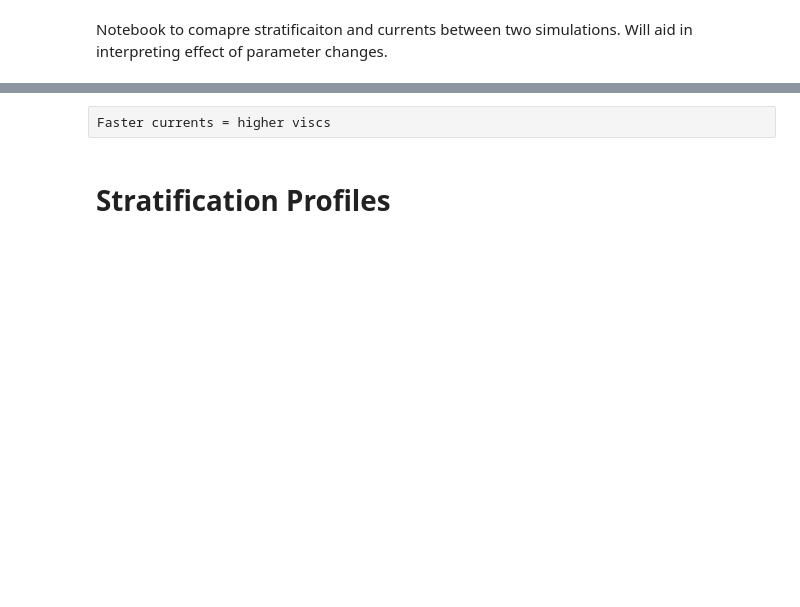
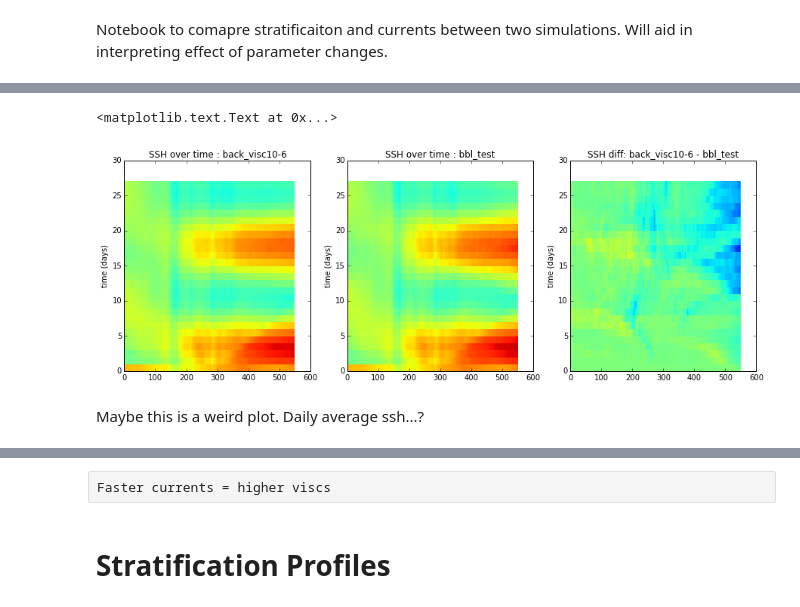
Before and after one commit to SalishSeaCast/2d-domain, a Jupyter notebook: analysis/CompareTwo.ipynb, the cells around one changed output, grey strips where cells are left out. Saved outputs shown, nothing was run; the diff lists cells and outputs as text; code cells hidden in the pictures; blank space fills up the shorter version.

```diff
--- a/analysis/CompareTwo.ipynb
+++ b/analysis/CompareTwo.ipynb
@@ -101,3 +103,22 @@ for n, run in enumerate(runs):
+# %%
+fig, axs = plt.subplots(1,3,figsize=(15,5))
+
+
+for n, run in enumerate(runs):
+    ax=axs[n]
+    ax.pcolormesh(x,times,sshs[run],vmin=-.5,vmax=.5)
+    ax.set_title('SSH over time : {}'.format( run))
+    ax.set_ylabel('time (days)')
+
+ax=axs[2]
+ax.pcolormesh(x,times,sshs[run1]-sshs[run2],vmin=-.1,vmax=.1)
+ax.set_title('SSH diff: {} - {}'.format( run1, run2))
+ax.set_ylabel('time (days)')
+# %% [output]
+<matplotlib.text.Text at 0x...>
+[figure, added]
+# %% [markdown]
+Maybe this is a weird plot. Daily average ssh...?
 # %%
 fig, axs = plt.subplots(7,2,figsize=(15,20))
 ts = np.arange(0,27,4)
```
Also changed, not shown: parts of 11 cells of this notebook.
